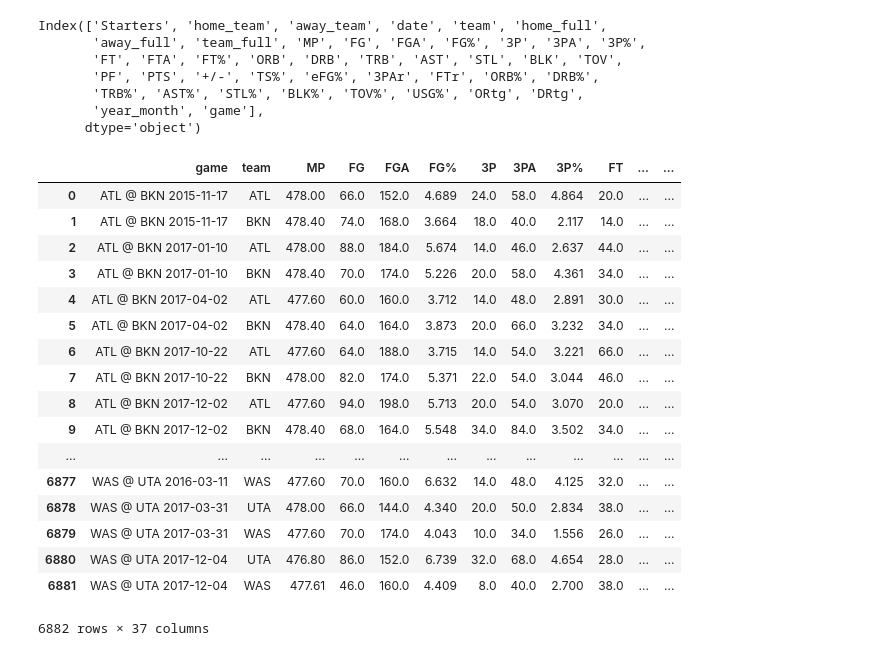
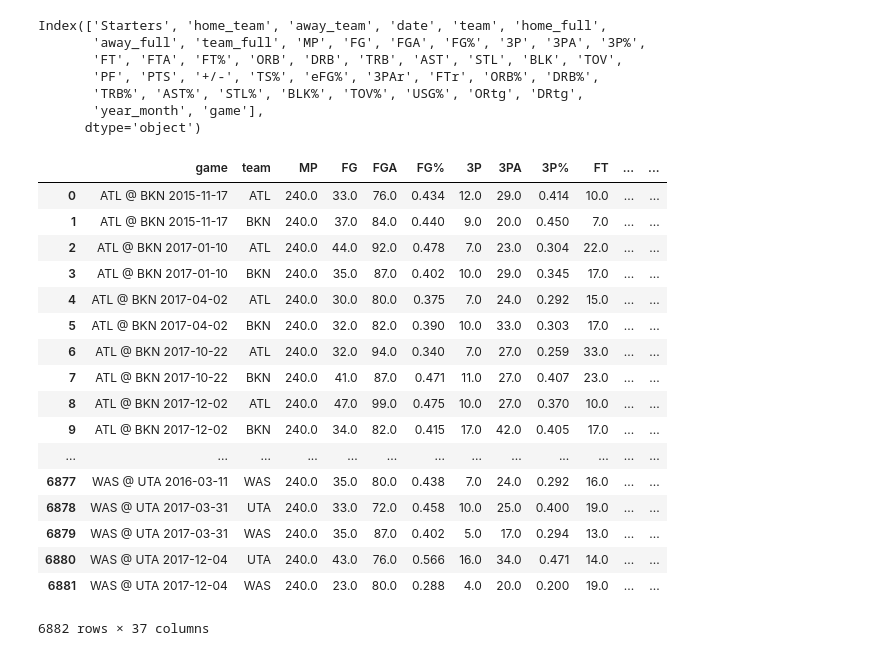
Before and after one commit to rafaelgasp/nba_games, a Jupyter notebook: Junta_DataFrames.ipynb, the cells around one changed output. Saved outputs shown, nothing was run; the diff lists cells and outputs as text; code cells hidden in the pictures.

Commit message:
Exemplo df games

```diff
--- a/Junta_DataFrames.ipynb
+++ b/Junta_DataFrames.ipynb
@@ -184,4 +184,28 @@ columns_avg = ['FG%', '3P%', 'FT%', 'TS%', 'eFG%', 'ORB%', 'DRB%',
 game_totals = df_resp[df_resp.Starters == "Team Totals"].groupby(["game", "team"], as_index=False).sum()
 # %%
 game_totals.to_csv("game_totals.csv")
+# %%
+game_totals = pd.read_csv("game_totals.csv")
+game_totals = game_totals.drop(["Unnamed: 0"], axis=1)
+# %%
+game_totals
+# %% [output]
+|  | game | team | MP | FG | FGA | FG% | 3P | 3PA | 3P% | FT | ... | ... |
+| 0 | ATL @ BKN 2015-11-17 | ATL | 240.0 | 33.0 | 76.0 | 0.434 | 12.0 | 29.0 | 0.414 | 10.0 | ... | ... |
+| 1 | ATL @ BKN 2015-11-17 | BKN | 240.0 | 37.0 | 84.0 | 0.440 | 9.0 | 20.0 | 0.450 | 7.0 | ... | ... |
+| 2 | ATL @ BKN 2017-01-10 | ATL | 240.0 | 44.0 | 92.0 | 0.478 | 7.0 | 23.0 | 0.304 | 22.0 | ... | ... |
+| 3 | ATL @ BKN 2017-01-10 | BKN | 240.0 | 35.0 | 87.0 | 0.402 | 10.0 | 29.0 | 0.345 | 17.0 | ... | ... |
+| 4 | ATL @ BKN 2017-04-02 | ATL | 240.0 | 30.0 | 80.0 | 0.375 | 7.0 | 24.0 | 0.292 | 15.0 | ... | ... |
+| 5 | ATL @ BKN 2017-04-02 | BKN | 240.0 | 32.0 | 82.0 | 0.390 | 10.0 | 33.0 | 0.303 | 17.0 | ... | ... |
+| 6 | ATL @ BKN 2017-10-22 | ATL | 240.0 | 32.0 | 94.0 | 0.340 | 7.0 | 27.0 | 0.259 | 33.0 | ... | ... |
+| 7 | ATL @ BKN 2017-10-22 | BKN | 240.0 | 41.0 | 87.0 | 0.471 | 11.0 | 27.0 | 0.407 | 23.0 | ... | ... |
+| 8 | ATL @ BKN 2017-12-02 | ATL | 240.0 | 47.0 | 99.0 | 0.475 | 10.0 | 27.0 | 0.370 | 10.0 | ... | ... |
+| 9 | ATL @ BKN 2017-12-02 | BKN | 240.0 | 34.0 | 82.0 | 0.415 | 17.0 | 42.0 | 0.405 | 17.0 | ... | ... |
+| ... | ... | ... | ... | ... | ... | ... | ... | ... | ... | ... | ... | ... |
+| 6877 | WAS @ UTA 2016-03-11 | WAS | 240.0 | 35.0 | 80.0 | 0.438 | 7.0 | 24.0 | 0.292 | 16.0 | ... | ... |
+| 6878 | WAS @ UTA 2017-03-31 | UTA | 240.0 | 33.0 | 72.0 | 0.458 | 10.0 | 25.0 | 0.400 | 19.0 | ... | ... |
+| 6879 | WAS @ UTA 2017-03-31 | WAS | 240.0 | 35.0 | 87.0 | 0.402 | 5.0 | 17.0 | 0.294 | 13.0 | ... | ... |
+| 6880 | WAS @ UTA 2017-12-04 | UTA | 240.0 | 43.0 | 76.0 | 0.566 | 16.0 | 34.0 | 0.471 | 14.0 | ... | ... |
+| 6881 | WAS @ UTA 2017-12-04 | WAS | 240.0 | 23.0 | 80.0 | 0.288 | 4.0 | 20.0 | 0.200 | 19.0 | ... | ... |
+6882 rows × 37 columns
 # %%
@@ -189,21 +212,0 @@ group = df_resp.groupby(["game", "team"], as_index=False)
-# %%
-group
-# %% [output]
-|  | game | team | MP | FG | FGA | FG% | 3P | 3PA | 3P% | FT | ... | ... |
-| 0 | ATL @ BKN 2015-11-17 | ATL | 478.00 | 66.0 | 152.0 | 4.689 | 24.0 | 58.0 | 4.864 | 20.0 | ... | ... |
-| 1 | ATL @ BKN 2015-11-17 | BKN | 478.40 | 74.0 | 168.0 | 3.664 | 18.0 | 40.0 | 2.117 | 14.0 | ... | ... |
-| 2 | ATL @ BKN 2017-01-10 | ATL | 478.00 | 88.0 | 184.0 | 5.674 | 14.0 | 46.0 | 2.637 | 44.0 | ... | ... |
-| 3 | ATL @ BKN 2017-01-10 | BKN | 478.40 | 70.0 | 174.0 | 5.226 | 20.0 | 58.0 | 4.361 | 34.0 | ... | ... |
-| 4 | ATL @ BKN 2017-04-02 | ATL | 477.60 | 60.0 | 160.0 | 3.712 | 14.0 | 48.0 | 2.891 | 30.0 | ... | ... |
-| 5 | ATL @ BKN 2017-04-02 | BKN | 478.40 | 64.0 | 164.0 | 3.873 | 20.0 | 66.0 | 3.232 | 34.0 | ... | ... |
-| 6 | ATL @ BKN 2017-10-22 | ATL | 477.60 | 64.0 | 188.0 | 3.715 | 14.0 | 54.0 | 3.221 | 66.0 | ... | ... |
-| 7 | ATL @ BKN 2017-10-22 | BKN | 478.00 | 82.0 | 174.0 | 5.371 | 22.0 | 54.0 | 3.044 | 46.0 | ... | ... |
-| 8 | ATL @ BKN 2017-12-02 | ATL | 477.60 | 94.0 | 198.0 | 5.713 | 20.0 | 54.0 | 3.070 | 20.0 | ... | ... |
-| 9 | ATL @ BKN 2017-12-02 | BKN | 478.40 | 68.0 | 164.0 | 5.548 | 34.0 | 84.0 | 3.502 | 34.0 | ... | ... |
-| ... | ... | ... | ... | ... | ... | ... | ... | ... | ... | ... | ... | ... |
-| 6877 | WAS @ UTA 2016-03-11 | WAS | 477.60 | 70.0 | 160.0 | 6.632 | 14.0 | 48.0 | 4.125 | 32.0 | ... | ... |
-| 6878 | WAS @ UTA 2017-03-31 | UTA | 478.00 | 66.0 | 144.0 | 4.340 | 20.0 | 50.0 | 2.834 | 38.0 | ... | ... |
-| 6879 | WAS @ UTA 2017-03-31 | WAS | 477.60 | 70.0 | 174.0 | 4.043 | 10.0 | 34.0 | 1.556 | 26.0 | ... | ... |
-| 6880 | WAS @ UTA 2017-12-04 | UTA | 476.80 | 86.0 | 152.0 | 6.739 | 32.0 | 68.0 | 4.654 | 28.0 | ... | ... |
-| 6881 | WAS @ UTA 2017-12-04 | WAS | 477.61 | 46.0 | 160.0 | 4.409 | 8.0 | 40.0 | 2.700 | 38.0 | ... | ... |
-6882 rows × 37 columns
```
Also changed, not shown: parts of 1 cell of this notebook.
